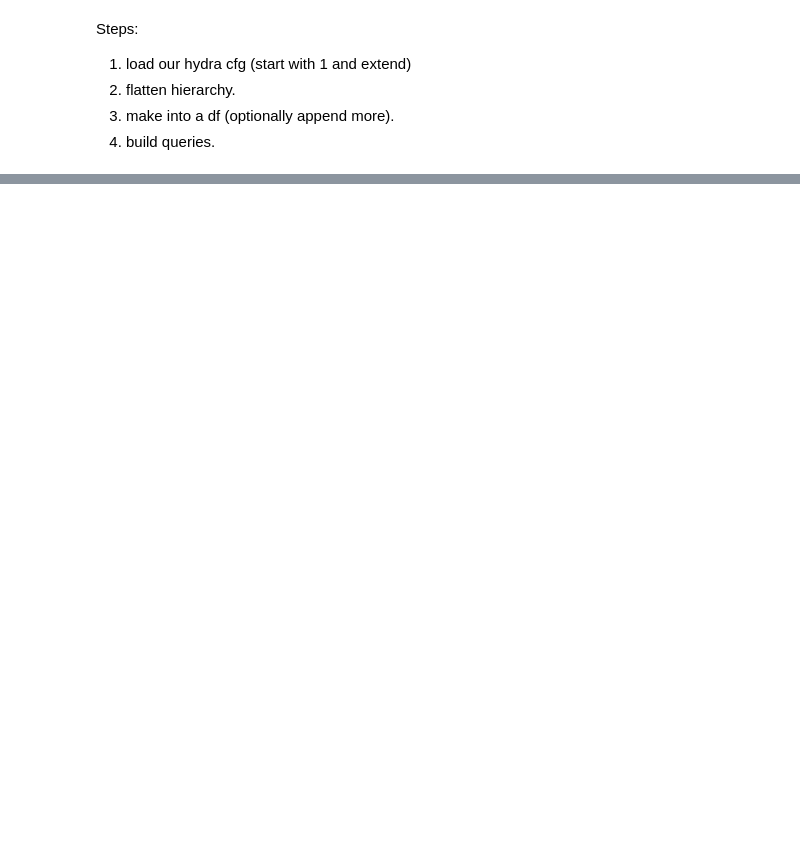
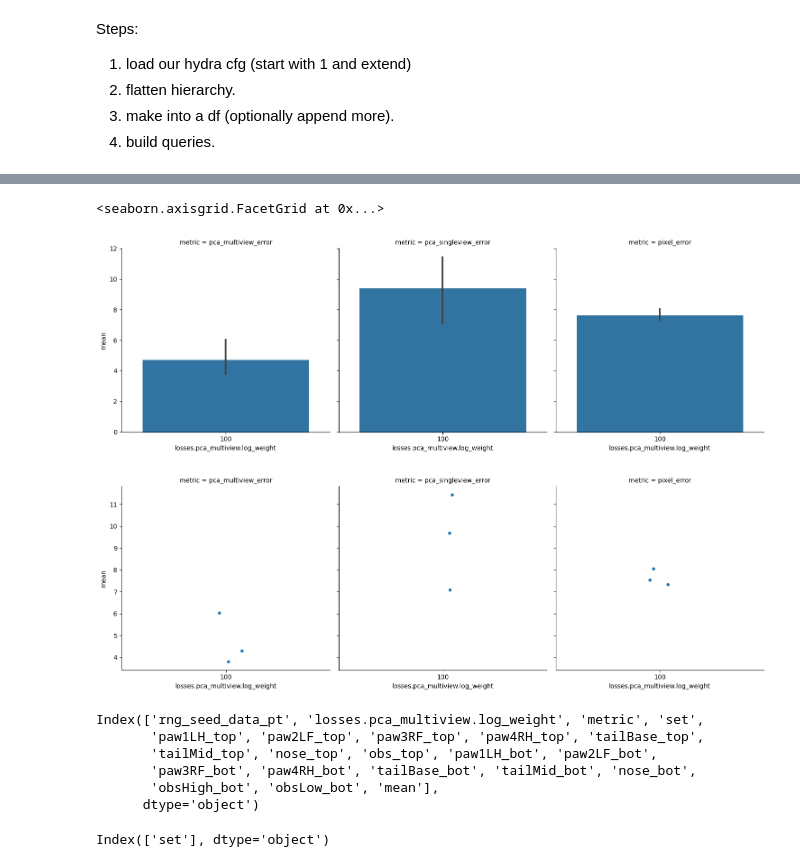
Before and after one commit to paninski-lab/tracking-diagnostics, a Jupyter notebook: notebooks/inventory_query_example.ipynb, the cells around one changed output, grey strips where cells are left out. Cells and saved outputs as stored; diff of their text form; code cells hidden in the pictures; blank space fills up the shorter version.

```diff
--- a/notebooks/inventory_query_example.ipynb
+++ b/notebooks/inventory_query_example.ipynb
@@ -30,0 +203,4 @@ print(query_builder.combine_queries("and"))
+# %%
+# grouping by rng_seed_data_pt and hparam_name and metric, and then taking mean and std
+df_big_mean = df_big.groupby(["rng_seed_data_pt", hparam_name, "metric", "set"]).mean().reset_index()
+df_big_mean
@@ -30,0 +226,22 @@ print(query_builder.combine_queries("and"))
+# %%
+sns.catplot(data=df_big_mean[df_big_mean["set"] == split_set], x=hparam_name, order=values, y="mean", col="metric", errorbar=('ci', 95), kind="bar") # x="unimodal_mse_log_weight"
+sns.catplot(data=df_big_mean[df_big_mean["set"] == split_set], x=hparam_name, order=values, y="mean", col="metric", errorbar=('ci', 95)) # x="unimodal_mse_log_weight"
+# %% [output]
+<seaborn.axisgrid.FacetGrid at 0x...>
+[figure, added]
+[figure, added]
+# %%
+# df_big_mean.columns
+# print(df_big.columns)
+df_big_mean.columns
+# %% [output]
+Index(['rng_seed_data_pt', 'losses.pca_multiview.log_weight', 'metric', 'set',
+       'paw1LH_top', 'paw2LF_top', 'paw3RF_top', 'paw4RH_top', 'tailBase_top',
+       'tailMid_top', 'nose_top', 'obs_top', 'paw1LH_bot', 'paw2LF_bot',
+       'paw3RF_bot', 'paw4RH_bot', 'tailBase_bot', 'tailMid_bot', 'nose_bot',
+       'obsHigh_bot', 'obsLow_bot', 'mean'],
+      dtype='object')
+# %%
+df_big.columns[df_big.columns.str.contains("set")]
+# %% [output]
+Index(['set'], dtype='object')
```
Also changed, not shown: parts of 35 cells of this notebook, 1 other file.
